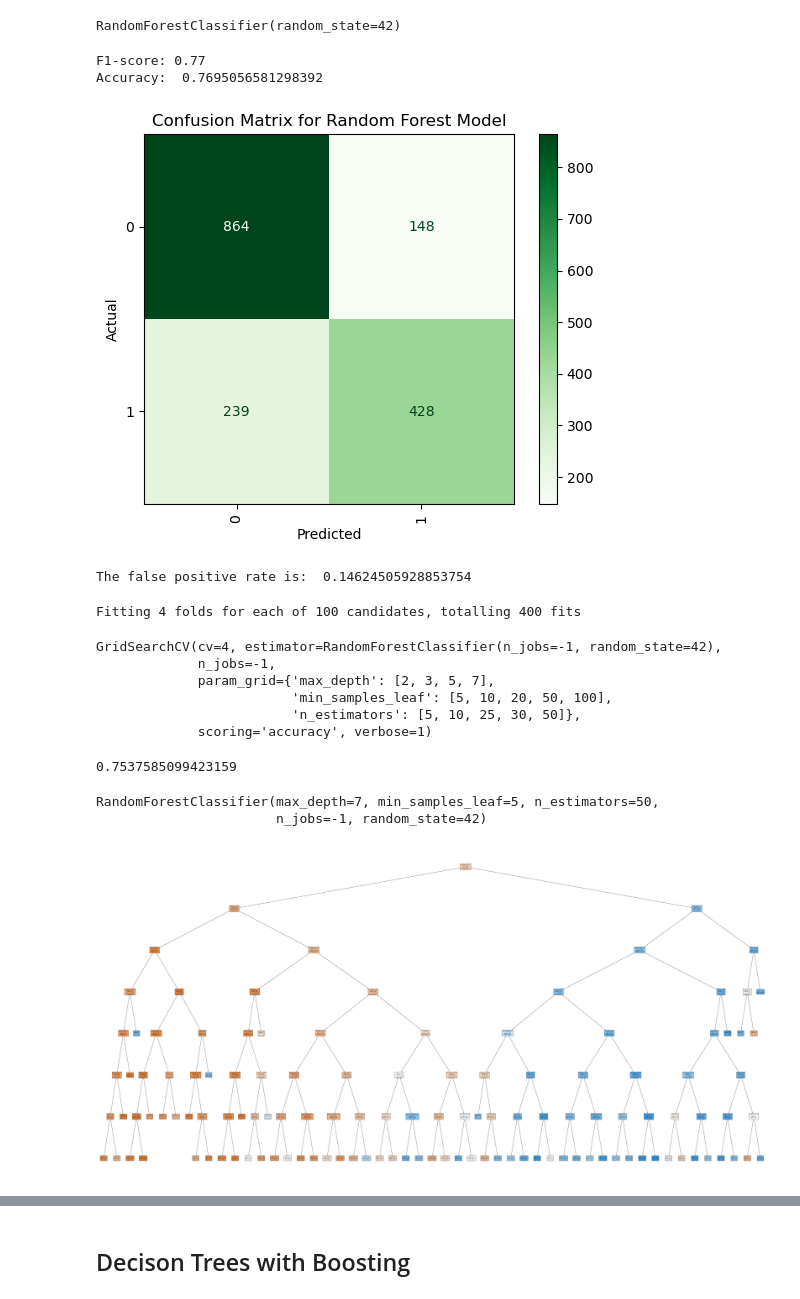
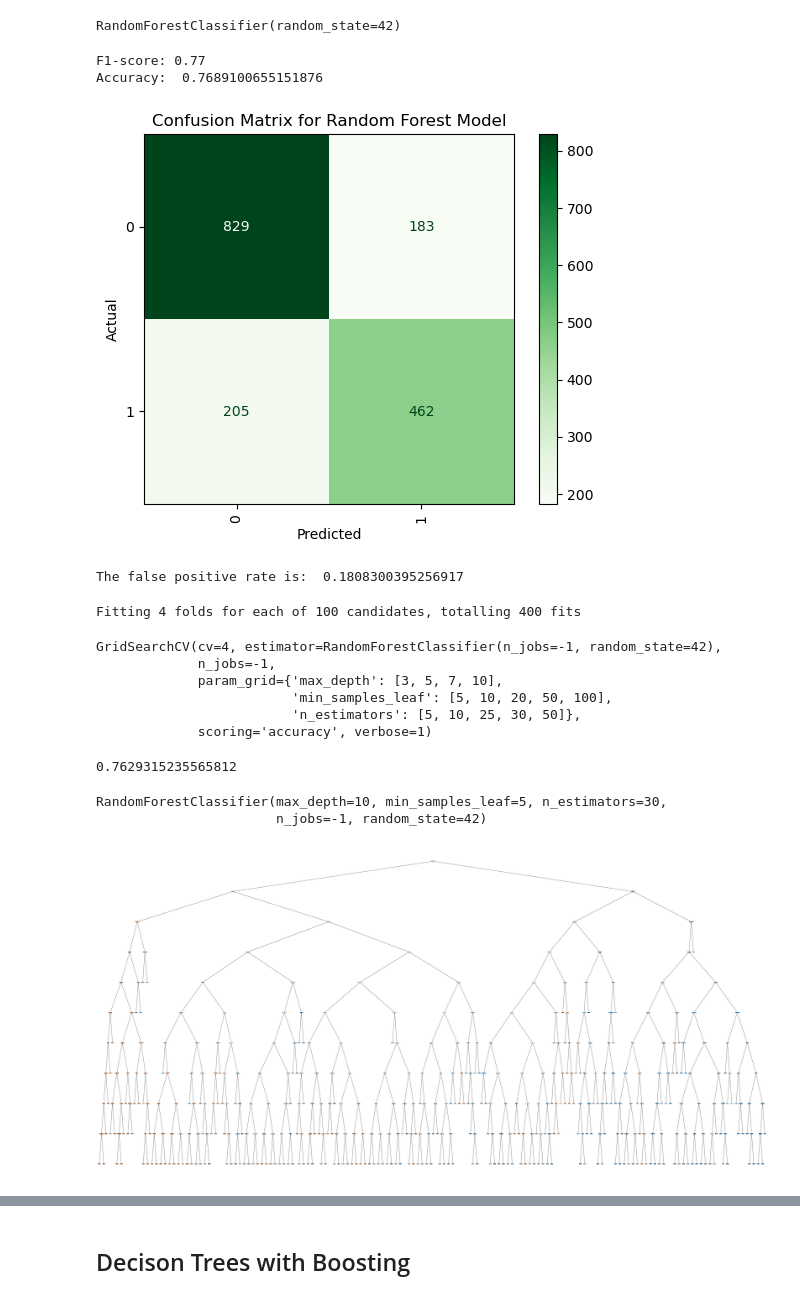
Before and after one commit to Samk104/Cinemalytics, a Jupyter notebook: Cinemalytics_Model.ipynb, the cells around one changed output, grey strips where cells are left out. Drawn from its saved outputs; the diff is of its cells as text; code cells hidden in the pictures.

Commit message:
Final Checks

```diff
--- a/Cinemalytics_Model.ipynb
+++ b/Cinemalytics_Model.ipynb
@@ -248,3 +249,17 @@ X_train, X_test, y_train, y_test = train_test_split(X_m, y_m, train_size=0.85, r
 X_train.shape, X_test.shape
 # %% [output]
 ((9511, 100), (1679, 100))
+# %%
+#Balancing classes by oversampling using SMOTE
+from imblearn.over_sampling import SMOTE
+# Check the class distribution in the training set
+print("Original training set class distribution:")
+print(np.unique(y_train, return_counts=True))
+
+# Apply SMOTE to the training set
+smote = SMOTE(random_state=42)
+X_train, y_train = smote.fit_resample(X_train, y_train)
+
+# Check the class distribution in the resampled training set
+print("Resampled training set class distribution:")
+print(np.unique(y_train, return_counts=True))
@@ -298,16 +319,16 @@ FPR = FP / (FP + TN)
 print('The false positive rate is: ', FPR)
 # %% [output]
 F1-score: 0.77
-Accuracy:  0.7695056581298392
+Accuracy:  0.7689100655151876
-[figure, old version]
+[figure, new version]
-The false positive rate is:  0.14624505928853754
+The false positive rate is:  0.1808300395256917
 # %%
 #Hyperparameter Tuning using Grid Search
 
 rf = RandomForestClassifier(random_state=42, n_jobs=-1)
 
 params = {
-    'max_depth': [2,3,5,7],
+    'max_depth': [3,5,7,10],
     'min_samples_leaf': [5,10,20,50,100],
     'n_estimators': [5,10,25,30,50]
 }
@@ -325,26 +346,26 @@ grid_search.fit(X_train_selected, y_train)
 Fitting 4 folds for each of 100 candidates, totalling 400 fits
 GridSearchCV(cv=4, estimator=RandomForestClassifier(n_jobs=-1, random_state=42),
              n_jobs=-1,
-             param_grid={'max_depth': [2, 3, 5, 7],
+             param_grid={'max_depth': [3, 5, 7, 10],
                          'min_samples_leaf': [5, 10, 20, 50, 100],
                          'n_estimators': [5, 10, 25, 30, 50]},
              scoring='accuracy', verbose=1)
 # %%
 grid_search.best_score_
 # %% [output]
-0.7537585099423159
+0.7629315235565812
 # %%
 rf_best = grid_search.best_estimator_
 rf_best
 # %% [output]
-RandomForestClassifier(max_depth=7, min_samples_leaf=5, n_estimators=50,
+RandomForestClassifier(max_depth=10, min_samples_leaf=5, n_estimators=30,
                        n_jobs=-1, random_state=42)
 # %%
 from sklearn.tree import plot_tree
 plt.figure(figsize=(80,40))
-plot_tree(rf_best.estimators_[5], feature_names = X.columns,class_names=["True","False"],filled=True);
+plot_tree(rf_best.estimators_[5], feature_names = selected_features,class_names=["Flop","Success"],filled=True);
 # %% [output]
-[figure, old version]
+[figure, new version]
 # %%
 rf_best.feature_importances_
 # %% [output]
```
Also changed, not shown: parts of 19 cells of this notebook.
